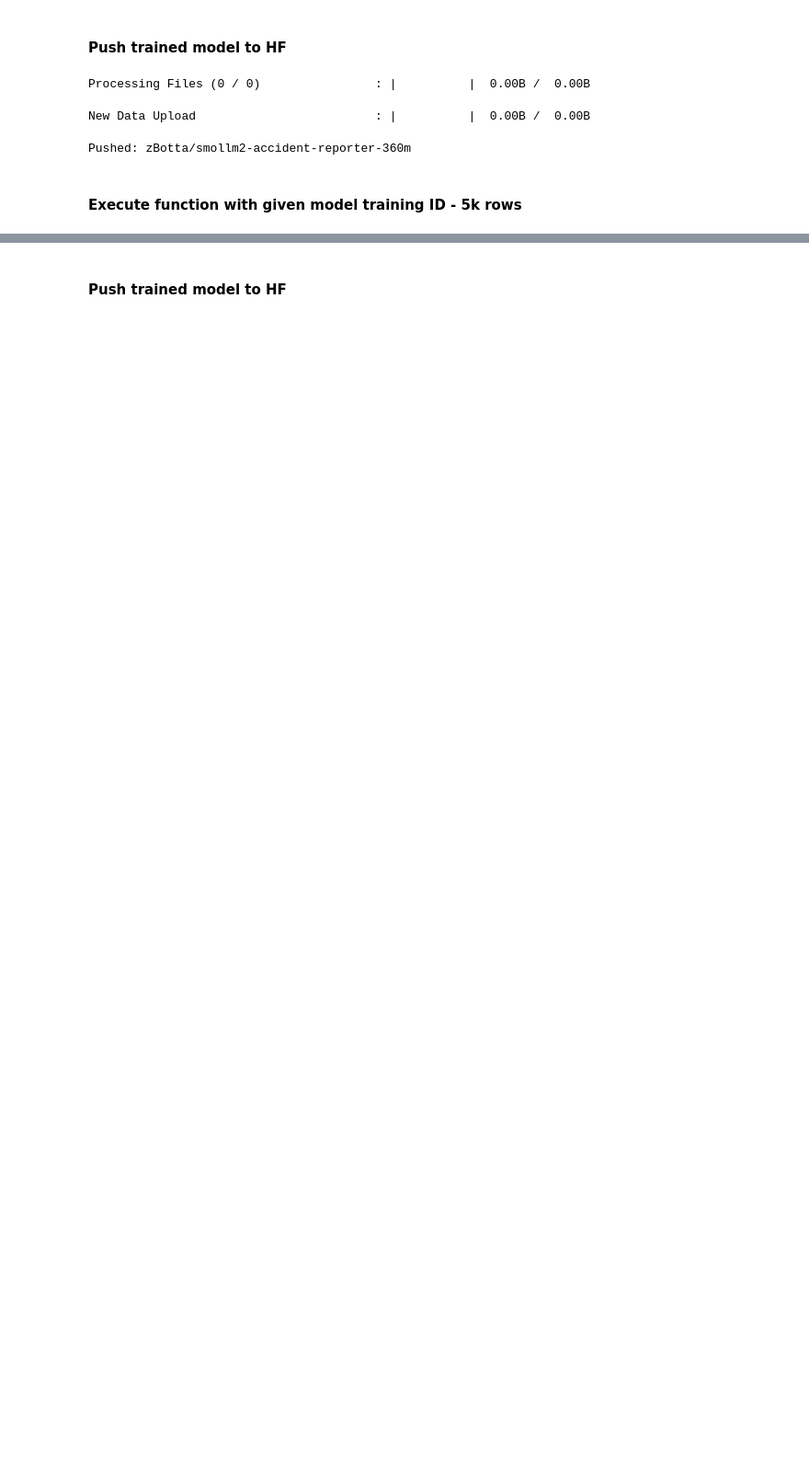
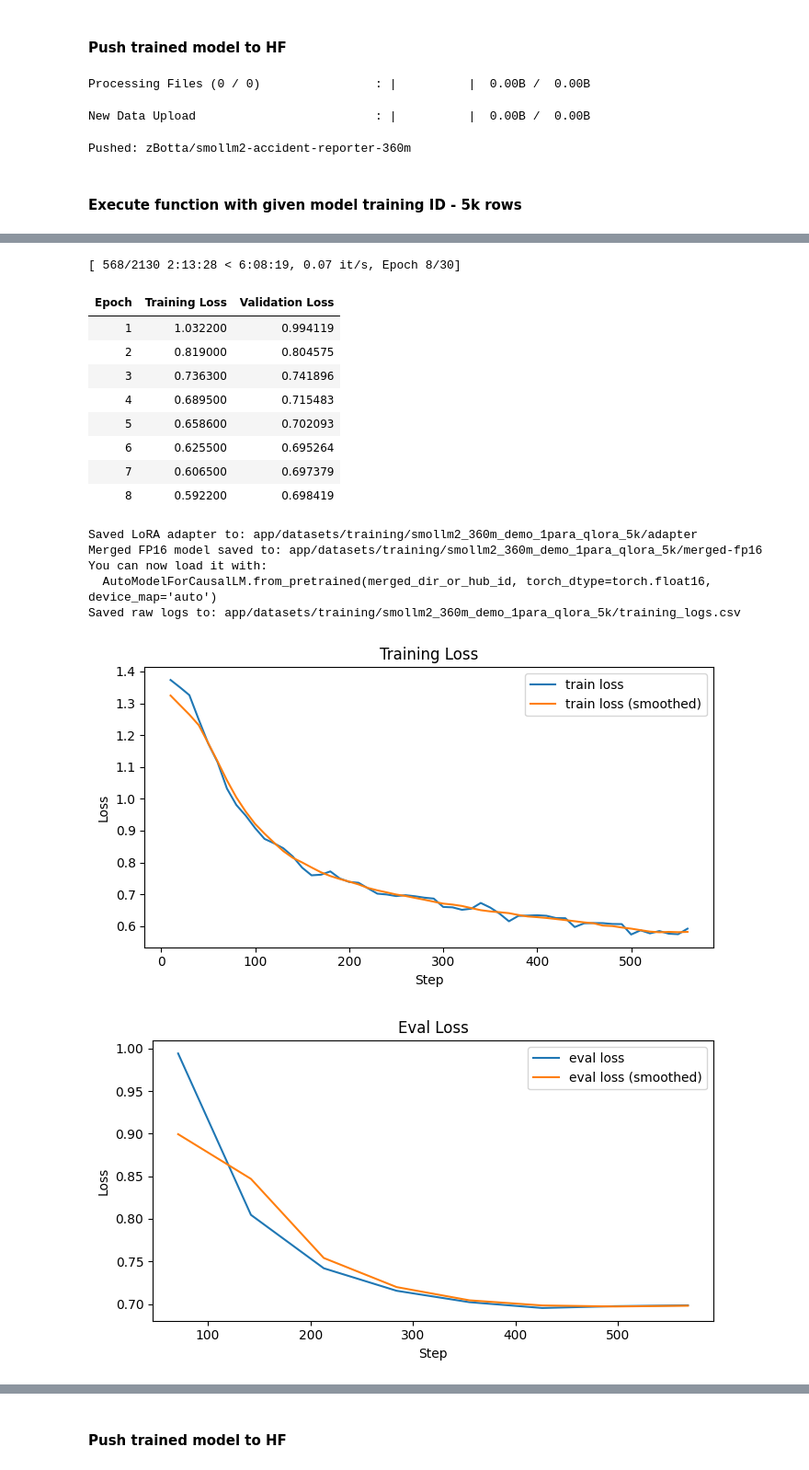
Before and after one commit to zBotta/reportingAgent, a Jupyter notebook: PoC/PoC-training-MBO.ipynb, the cells around one changed output, grey strips where cells are left out. Shown at 92% size. Saved outputs shown, nothing was run; the diff lists cells and outputs as text; code cells hidden in the pictures; blank space fills up the shorter version.

```diff
--- a/PoC/PoC-training-MBO.ipynb
+++ b/PoC/PoC-training-MBO.ipynb
@@ -1079,11 +1119,38 @@ login(token=hf_token)
 TRAINING_DIR = "app/datasets/training"
 out_dir  = TRAINING_DIR + "/smollm2_360m_demo_1para_qlora_5k"
 
+from trl import SFTConfig
+
+sft_cfg = SFTConfig(
+    output_dir=out_dir,
+    num_train_epochs=30,                         # try 3 if still improving
+    per_device_train_batch_size=4,
+    gradient_accumulation_steps=16,             # eff batch = 64
+    learning_rate=2e-4,                         # 8e-5 if r=16
+    lr_scheduler_type="cosine",
+    warmup_ratio=0.05,
+    weight_decay=0.05,
+    logging_steps=10,
+    eval_strategy="epoch",
+    save_strategy="epoch",
+    save_total_limit=2,
+    load_best_model_at_end=True,
+    metric_for_best_model="eval_loss",
+    greater_is_better=False,
+    fp16=True,                     # keep AMP off with paged_adamw_8bit
+    optim="paged_adamw_8bit",
+    max_length=1024,
+    gradient_checkpointing=False,
+    remove_unused_columns=False,
+    report_to="none",
+)
+
 trainer = train_demo_qlora(
+    sft_cfg=sft_cfg,
     MODEL_ID="HuggingFaceTB/SmolLM2-360M-Instruct",
     OUT_DIR=out_dir,
     DEMO_PROB=1.0,
     DATASET_ID="zBotta/traffic-accidents-reports-5k",
-    EPOCHS=15,
 )
 plot_training_results(out_dir,trainer)
+# %% [output]
@@ -1089,0 +1167,17 @@ plot_training_results(out_dir,trainer)
+[ 568/2130 2:13:28 < 6:08:19, 0.07 it/s, Epoch 8/30]
+| Epoch | Training Loss | Validation Loss |
+| 1 | 1.032200 | 0.994119 |
+| 2 | 0.819000 | 0.804575 |
+| 3 | 0.736300 | 0.741896 |
+| 4 | 0.689500 | 0.715483 |
+| 5 | 0.658600 | 0.702093 |
+| 6 | 0.625500 | 0.695264 |
+| 7 | 0.606500 | 0.697379 |
+| 8 | 0.592200 | 0.698419 |
+Saved LoRA adapter to: app/datasets/training/smollm2_360m_demo_1para_qlora_5k/adapter
+Merged FP16 model saved to: app/datasets/training/smollm2_360m_demo_1para_qlora_5k/merged-fp16
+You can now load it with:
+  AutoModelForCausalLM.from_pretrained(merged_dir_or_hub_id, torch_dtype=torch.float16, device_map='auto')
+Saved raw logs to: app/datasets/training/smollm2_360m_demo_1para_qlora_5k/training_logs.csv
+[figure, added]
+[figure, added]
```
Also changed, not shown: parts of 12 cells of this notebook.
